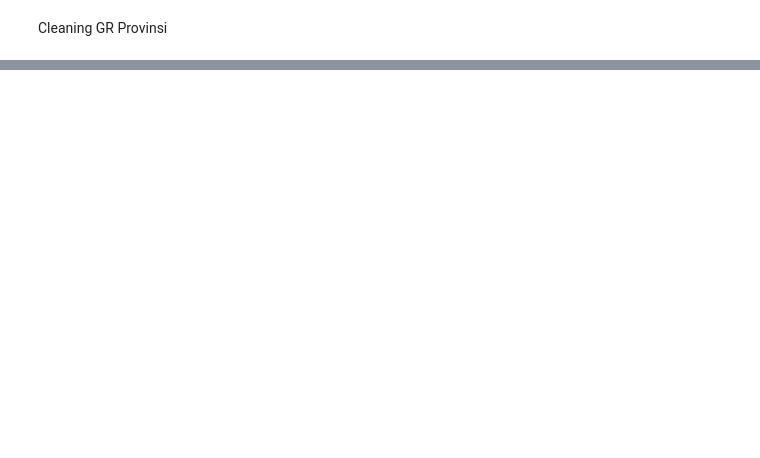
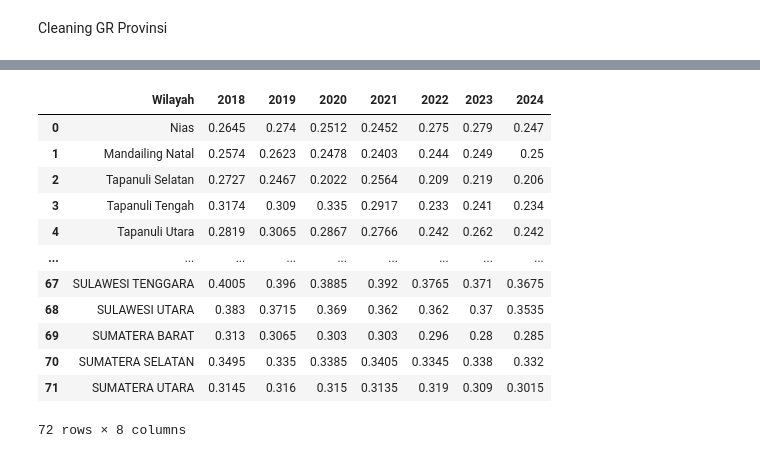
Before and after one commit to GitAJov/SDG10Regression, a Jupyter notebook: Regression.ipynb, the cells around one changed output, grey strips where cells are left out. Cells and saved outputs as stored; diff of their text form; code cells hidden in the pictures; blank space fills up the shorter version.

```diff
--- a/Regression.ipynb
+++ b/Regression.ipynb
@@ -198,0 +196,19 @@ dfsGRProvinsi = [add_val_column(df) for df in dfsGRProvinsi]
+# %%
+# Combine dfGRProvinsi and dfGRKota
+dfGR = pd.concat([dfGRKota, dfGRProvinsi], ignore_index=True)
+# %%
+dfGR
+# %% [output]
+|  | Wilayah | 2018 | 2019 | 2020 | 2021 | 2022 | 2023 | 2024 |
+| 0 | Nias | 0.2645 | 0.274 | 0.2512 | 0.2452 | 0.275 | 0.279 | 0.247 |
+| 1 | Mandailing Natal | 0.2574 | 0.2623 | 0.2478 | 0.2403 | 0.244 | 0.249 | 0.25 |
+| 2 | Tapanuli Selatan | 0.2727 | 0.2467 | 0.2022 | 0.2564 | 0.209 | 0.219 | 0.206 |
+| 3 | Tapanuli Tengah | 0.3174 | 0.309 | 0.335 | 0.2917 | 0.233 | 0.241 | 0.234 |
+| 4 | Tapanuli Utara | 0.2819 | 0.3065 | 0.2867 | 0.2766 | 0.242 | 0.262 | 0.242 |
+| ... | ... | ... | ... | ... | ... | ... | ... | ... |
+| 67 | SULAWESI TENGGARA | 0.4005 | 0.396 | 0.3885 | 0.392 | 0.3765 | 0.371 | 0.3675 |
+| 68 | SULAWESI UTARA | 0.383 | 0.3715 | 0.369 | 0.362 | 0.362 | 0.37 | 0.3535 |
+| 69 | SUMATERA BARAT | 0.313 | 0.3065 | 0.303 | 0.303 | 0.296 | 0.28 | 0.285 |
+| 70 | SUMATERA SELATAN | 0.3495 | 0.335 | 0.3385 | 0.3405 | 0.3345 | 0.338 | 0.332 |
+| 71 | SUMATERA UTARA | 0.3145 | 0.316 | 0.315 | 0.3135 | 0.319 | 0.309 | 0.3015 |
+72 rows × 8 columns
```
Also changed, not shown: parts of 69 cells of this notebook, 6 other files.
